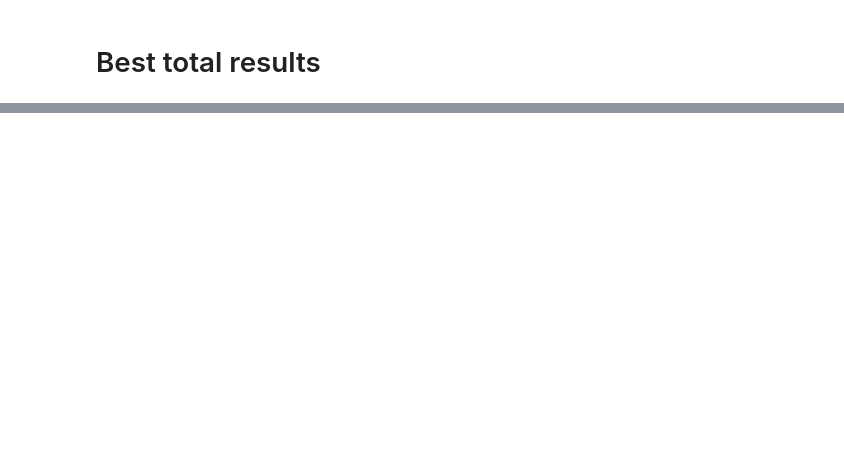
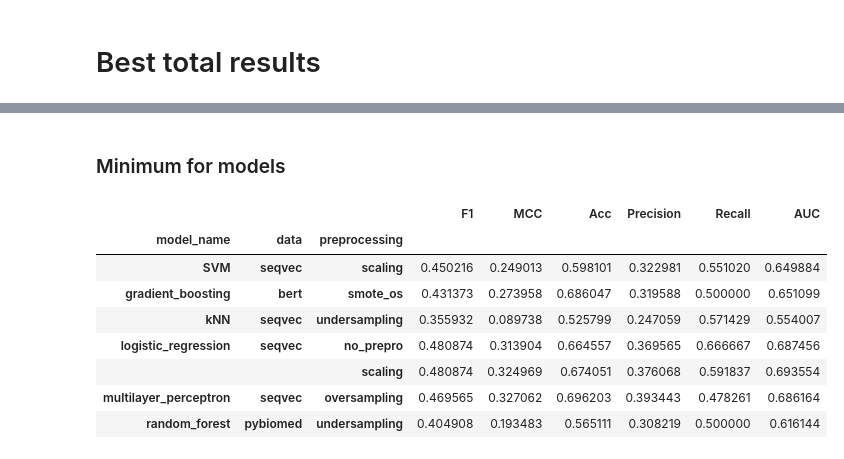
Before and after one commit to kvetab/di-pred, a Jupyter notebook: notebooks/reports/05_cross_validation_evaluation.ipynb, the cells around one changed output, grey strips where cells are left out. Drawn from its saved outputs; the diff is of its cells as text; code cells hidden in the pictures; blank space fills up the shorter version.

```diff
--- a/notebooks/reports/05_cross_validation_evaluation.ipynb
+++ b/notebooks/reports/05_cross_validation_evaluation.ipynb
@@ -181,0 +201,18 @@ df_means.nlargest(10, 'MCC')
+# %% [markdown]
+### Minimum for models
+# %%
+grouped = df_concat.groupby(level=[0,1,2])
+df_min = grouped.min().drop(["model_name", "data", "preprocessing"], axis=1)
+# %%
+idx = df_min.groupby(['model_name'])['F1'].transform(max) == df_min['F1']
+df_min[idx]
+# %% [output]
+|  |  |  | F1 | MCC | Acc | Precision | Recall | AUC |
+| model_name | data | preprocessing |  |  |  |  |  |  |
+| SVM | seqvec | scaling | 0.450216 | 0.249013 | 0.598101 | 0.322981 | 0.551020 | 0.649884 |
+| gradient_boosting | bert | smote_os | 0.431373 | 0.273958 | 0.686047 | 0.319588 | 0.500000 | 0.651099 |
+| kNN | seqvec | undersampling | 0.355932 | 0.089738 | 0.525799 | 0.247059 | 0.571429 | 0.554007 |
+| logistic_regression | seqvec | no_prepro | 0.480874 | 0.313904 | 0.664557 | 0.369565 | 0.666667 | 0.687456 |
+|  |  | scaling | 0.480874 | 0.324969 | 0.674051 | 0.376068 | 0.591837 | 0.693554 |
+| multilayer_perceptron | seqvec | oversampling | 0.469565 | 0.327062 | 0.696203 | 0.393443 | 0.478261 | 0.686164 |
+| random_forest | pybiomed | undersampling | 0.404908 | 0.193483 | 0.565111 | 0.308219 | 0.500000 | 0.616144 |
```
Also changed, not shown: parts of 18 cells of this notebook.
